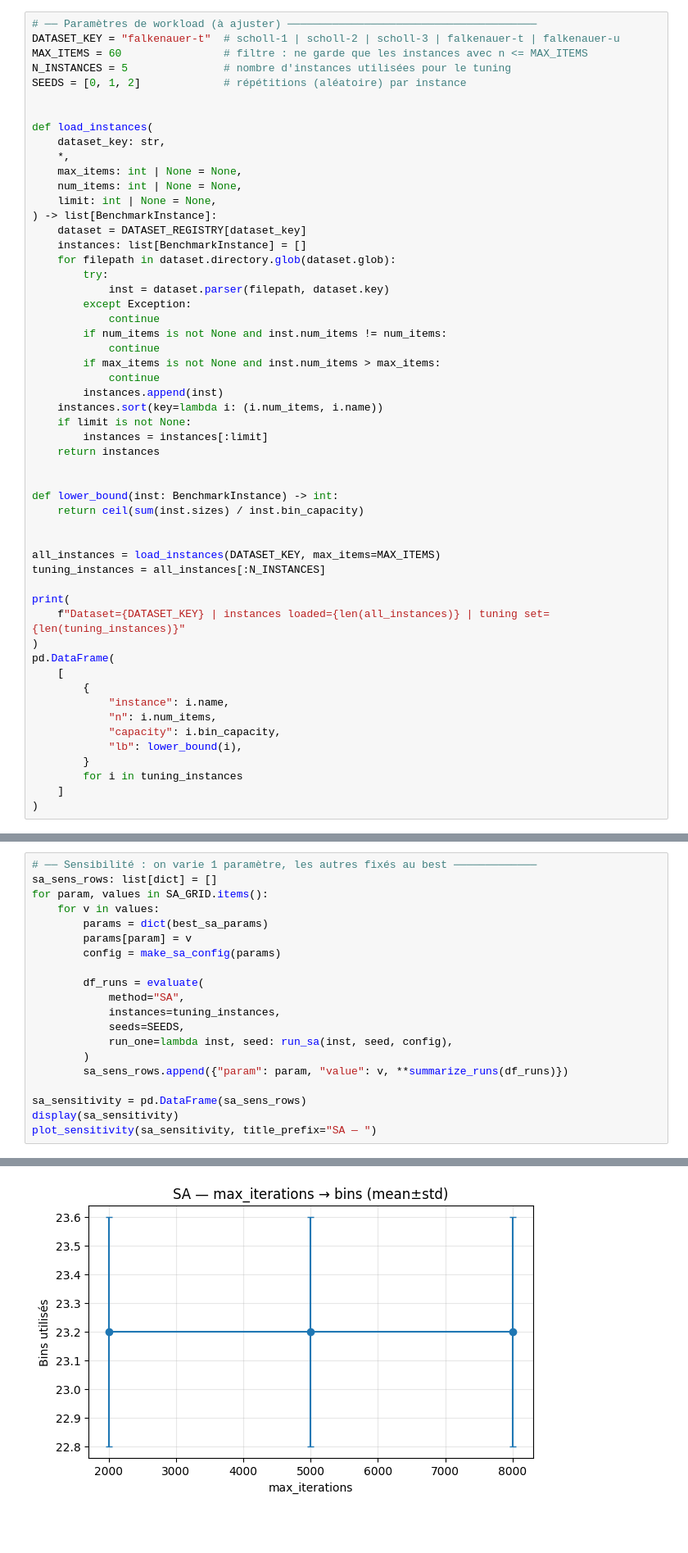
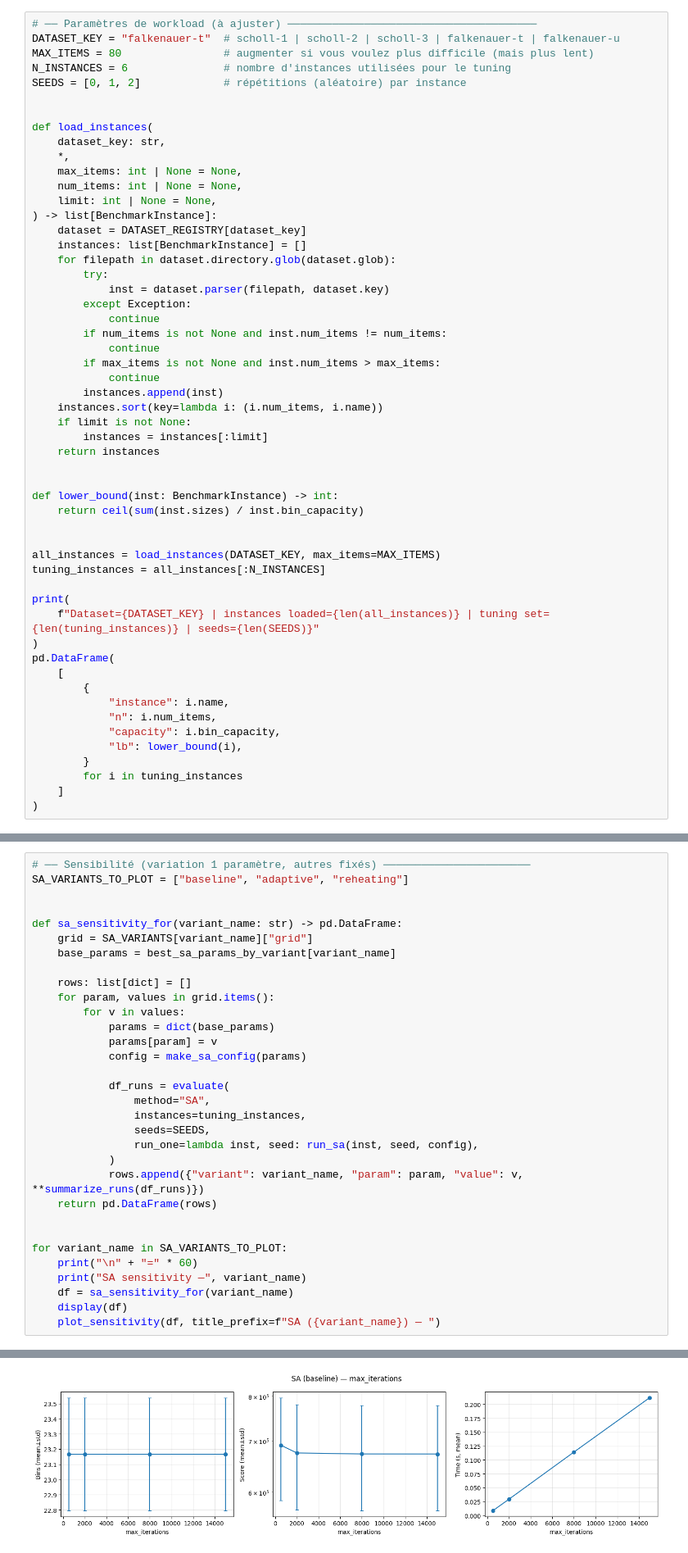
Before and after one commit to amine-kherroubi/optimization, a Jupyter notebook: 3_metaheuristics/notebook.ipynb, the cells around one changed output, grey strips where cells are left out. Shown at 82% size. Cells and saved outputs as stored; diff of their text form; blank space fills up the shorter version.

Commit message:
Improve parameter tuning

```diff
--- a/3_metaheuristics/notebook.ipynb
+++ b/3_metaheuristics/notebook.ipynb
@@ -58,8 +60,8 @@ Vous pouvez augmenter ces paramètres pour un tuning plus robuste.
 # %%
 # ── Paramètres de workload (à ajuster) ───────────────────────────────────────
 DATASET_KEY = "falkenauer-t"  # scholl-1 | scholl-2 | scholl-3 | falkenauer-t | falkenauer-u
-MAX_ITEMS = 60                # filtre : ne garde que les instances avec n <= MAX_ITEMS
-N_INSTANCES = 5               # nombre d'instances utilisées pour le tuning
+MAX_ITEMS = 80                # augmenter si vous voulez plus difficile (mais plus lent)
+N_INSTANCES = 6               # nombre d'instances utilisées pour le tuning
 SEEDS = [0, 1, 2]             # répétitions (aléatoire) par instance
 
 
@@ -96,7 +98,7 @@ all_instances = load_instances(DATASET_KEY, max_items=MAX_ITEMS)
 tuning_instances = all_instances[:N_INSTANCES]
 
 print(
-    f"Dataset={DATASET_KEY} | instances loaded={len(all_instances)} | tuning set={len(tuning_instances)}"
+    f"Dataset={DATASET_KEY} | instances loaded={len(all_instances)} | tuning set={len(tuning_instances)} | seeds={len(SEEDS)}"
 )
 pd.DataFrame(
     [
@@ -368,21 +485,33 @@ Best SA params: {'max_iterations': np.int64(8000), 'cooling_rate': np.float64(0.
 # %%
-# ── Sensibilité : on varie 1 paramètre, les autres fixés au best ─────────────
-sa_sens_rows: list[dict] = []
-for param, values in SA_GRID.items():
-    for v in values:
-        params = dict(best_sa_params)
-        params[param] = v
-        config = make_sa_config(params)
+# ── Sensibilité (variation 1 paramètre, autres fixés) ───────────────────────
+SA_VARIANTS_TO_PLOT = ["baseline", "adaptive", "reheating"]
 
-        df_runs = evaluate(
-            method="SA",
-            instances=tuning_instances,
-            seeds=SEEDS,
-            run_one=lambda inst, seed: run_sa(inst, seed, config),
-        )
-        sa_sens_rows.append({"param": param, "value": v, **summarize_runs(df_runs)})
 
-sa_sensitivity = pd.DataFrame(sa_sens_rows)
-display(sa_sensitivity)
-plot_sensitivity(sa_sensitivity, title_prefix="SA — ")
+def sa_sensitivity_for(variant_name: str) -> pd.DataFrame:
+    grid = SA_VARIANTS[variant_name]["grid"]
+    base_params = best_sa_params_by_variant[variant_name]
+
+    rows: list[dict] = []
+    for param, values in grid.items():
+        for v in values:
+            params = dict(base_params)
+            params[param] = v
+            config = make_sa_config(params)
+
+            df_runs = evaluate(
+                method="SA",
+                instances=tuning_instances,
+                seeds=SEEDS,
+                run_one=lambda inst, seed: run_sa(inst, seed, config),
+            )
+            rows.append({"variant": variant_name, "param": param, "value": v, **summarize_runs(df_runs)})
+    return pd.DataFrame(rows)
+
+
+for variant_name in SA_VARIANTS_TO_PLOT:
+    print("\n" + "=" * 60)
+    print("SA sensitivity —", variant_name)
+    df = sa_sensitivity_for(variant_name)
+    display(df)
+    plot_sensitivity(df, title_prefix=f"SA ({variant_name}) — ")
 # %% [output]
@@ -399 +535 @@ plot_sensitivity(sa_sensitivity, title_prefix="SA — ")
-[figure, old version]
+[figure, new version]
```
Also changed, not shown: parts of 10 cells of this notebook.
